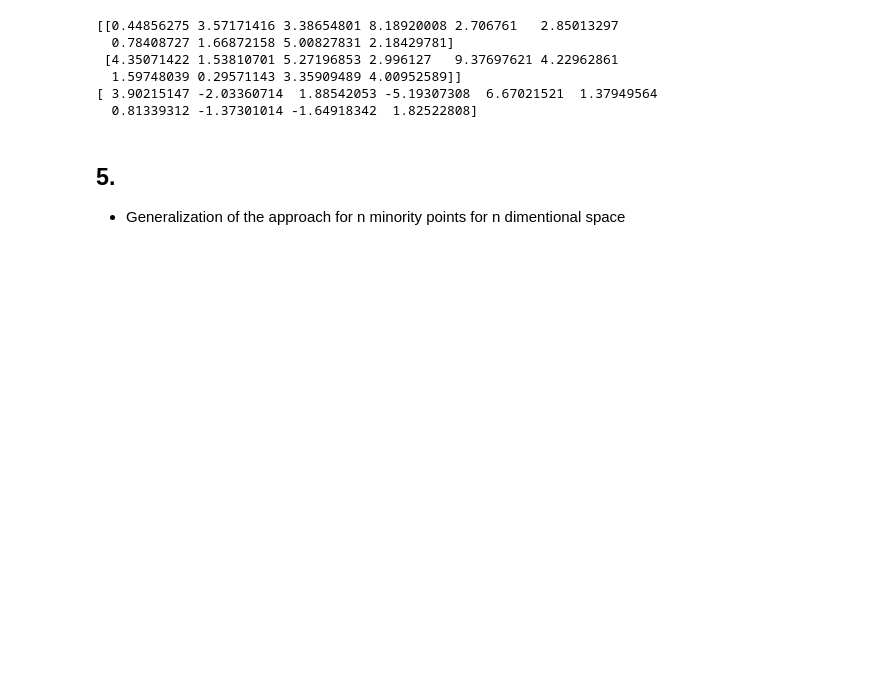
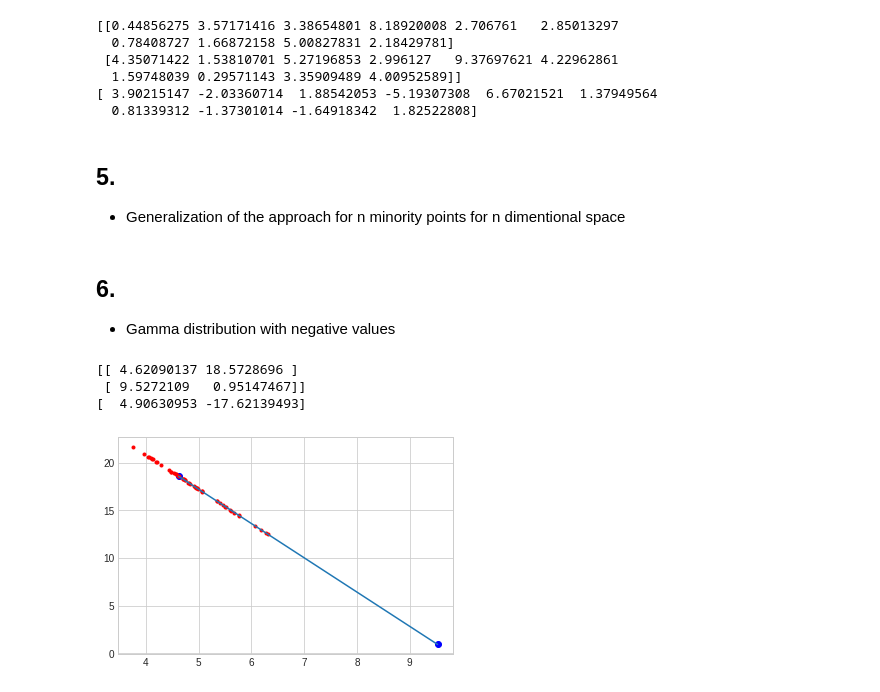
Before and after one commit to DmitriiDenisov/research_oversampling, a Jupyter notebook: Research_gamma.ipynb, the cells around one changed output. Drawn from its saved outputs; the diff is of its cells as text; code cells hidden in the pictures; blank space fills up the shorter version.

```diff
--- a/Research_gamma.ipynb
+++ b/Research_gamma.ipynb
@@ -282,3 +282,54 @@ for key, points in dict_ans.items():
     n_points+=1
     assert test_points_on_line(minority_points_nd[key[1]], minority_points_nd[key[0]], point)
 assert n_points == NUM_TO_ADD
+# %% [markdown]
+## 6.
+- Gamma distribution with negative values
+# %%
+NUM_POINTS = 50
+# %%
+# Generate two Random point2:
+two_points = generate_random_point(n=2, xy_min=[0, 0], xy_max=[10, 20])
+print(two_points)
+# get vector for these two points
+v = get_vector_two_points(two_points)
+print(v)
+# %% [output]
+[[ 4.62090137 18.5728696 ]
+ [ 9.5272109   0.95147467]]
+[  4.90630953 -17.62139493]
+# %%
+def max_pdf_gamma(k, theta):
+  return (k-1) * theta
+
+def generate_gamma_negative():
+    k, theta = 3, 2.1
+    s = np.random.gamma(k, theta, 1)[0]
+    s = s - max_pdf_gamma(k, theta) # shift by X axis
+    if (s > 20): # заглушка пока что
+        s = 20
+    s = s / 20
+    return s
+# %%
+gamma_coeff = generate_gamma_negative()
+
+generated_points = generate_point_on_line(two_points[0], v, gamma_coeff)[np.newaxis, :]
+
+for i in range(NUM_POINTS - 1):
+    gamma_coeff = generate_gamma_negative()
+    generated_points = np.concatenate((generate_point_on_line(two_points[0], v, gamma_coeff)[np.newaxis, :], generated_points),
+                                      axis=0)
+# %%
+import matplotlib.pyplot as plt
+plt.style.use('seaborn-whitegrid')
+import numpy as np
+
+
+initial_x, initial_y = map(list, zip(*two_points))
+generated_x, generated_y = map(list, zip(*generated_points))
+
+plt.plot(initial_x, initial_y, 'o', color='blue');
+plt.plot(generated_x, generated_y, '.', color='red');
+plt.plot(initial_x, initial_y, '-');
+# %% [output]
+[figure, added]
```
